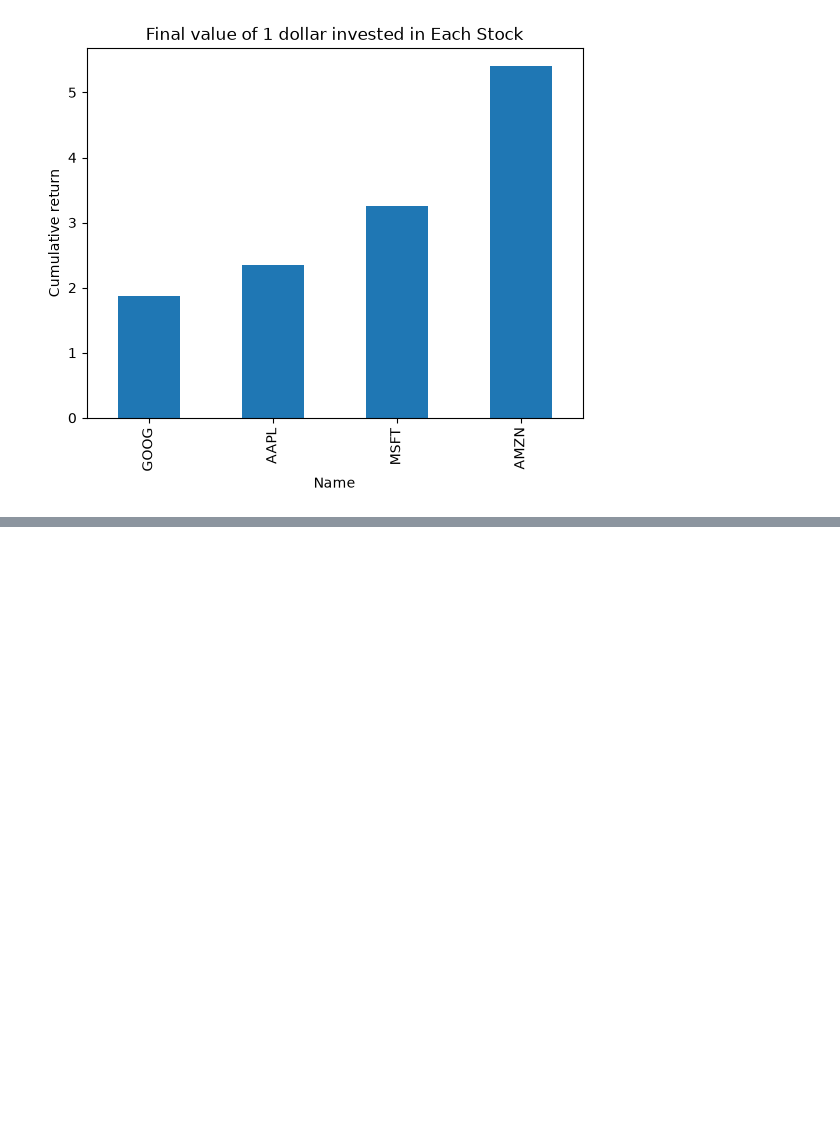
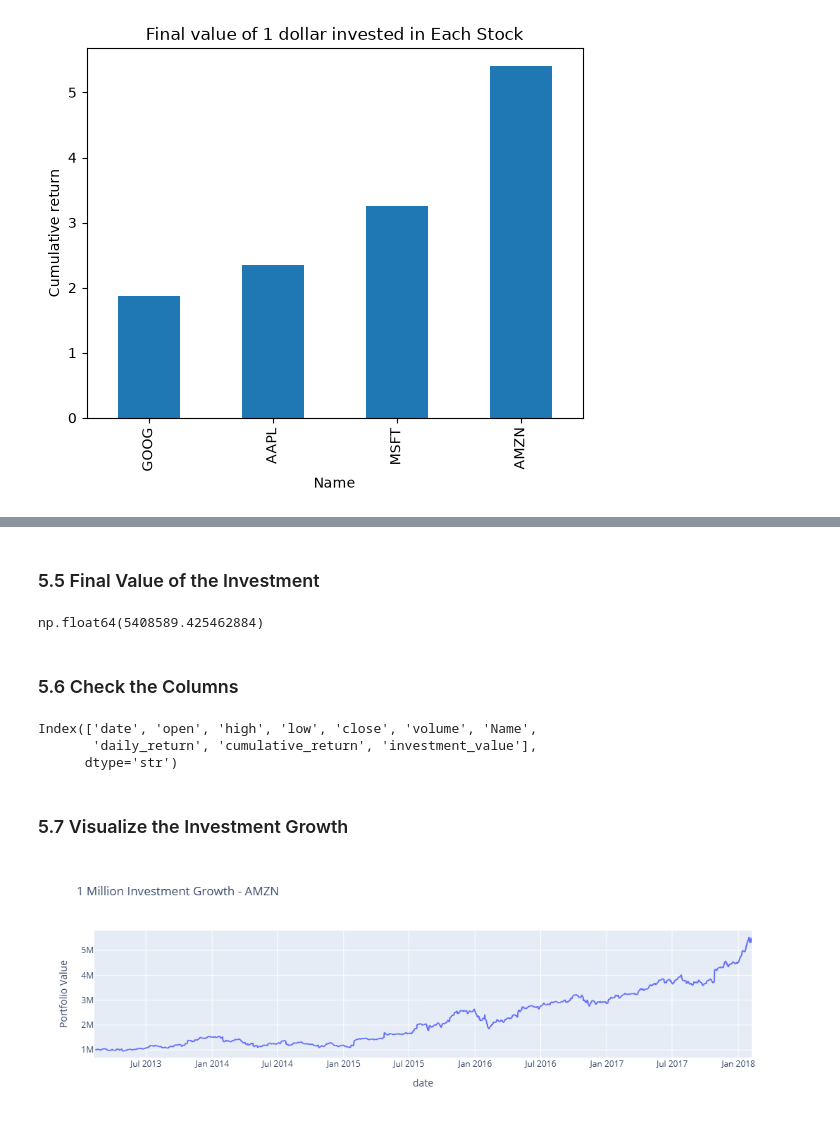
Before and after one commit to ualiurrahat/stock-market-data-analysis, a Jupyter notebook: notebooks/stock_market_data_analysis.ipynb, the cells around one changed output, grey strips where cells are left out. Drawn from its saved outputs; the diff is of its cells as text; code cells hidden in the pictures; blank space fills up the shorter version.

Commit message:
Add Part 5: investment simulation

```diff
--- a/notebooks/stock_market_data_analysis.ipynb
+++ b/notebooks/stock_market_data_analysis.ipynb
@@ -250,0 +257,3 @@ plt.show()
+# %%
+best_stock = final_returns.idxmax()
+best_stock
@@ -250,0 +264,2 @@ plt.show()
+# %%
+investment = 1000000
@@ -250,0 +270,3 @@ plt.show()
+# %%
+df_best = all_data[all_data["Name"] == best_stock]
+df_best
@@ -250,0 +291,3 @@ plt.show()
+# %%
+df_best["investment_value"] = df_best["cumulative_return"] * investment
+df_best["investment_value"]
@@ -250,0 +307,26 @@ plt.show()
+# %% [markdown]
+### 5.5 Final Value of the Investment
+# %%
+df_best["investment_value"].tail(1).values[0]
+# %% [output]
+np.float64(5408589.425462884)
+# %% [markdown]
+### 5.6 Check the Columns
+# %%
+df_best.columns
+# %% [output]
+Index(['date', 'open', 'high', 'low', 'close', 'volume', 'Name',
+       'daily_return', 'cumulative_return', 'investment_value'],
+      dtype='str')
+# %% [markdown]
+### 5.7 Visualize the Investment Growth
+# %%
+px.line(df_best ,
+        x = "date" ,
+        y = "investment_value" ,
+        title = f"1 Million Investment Growth - {best_stock}" ,
+        labels = {
+            'investment_value' : "Portfolio Value"
+        })
+# %% [output]
+[figure, added]
```
Also changed, not shown: parts of 8 cells of this notebook.
